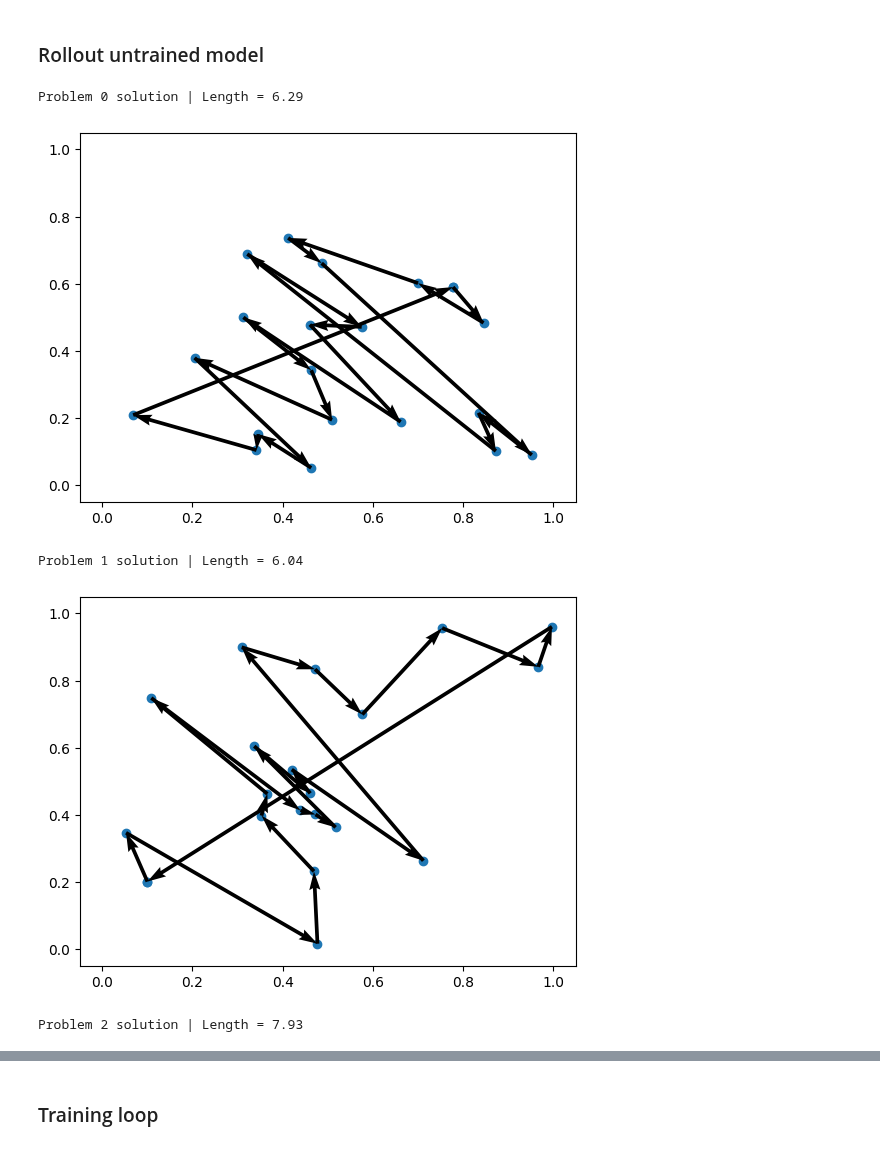
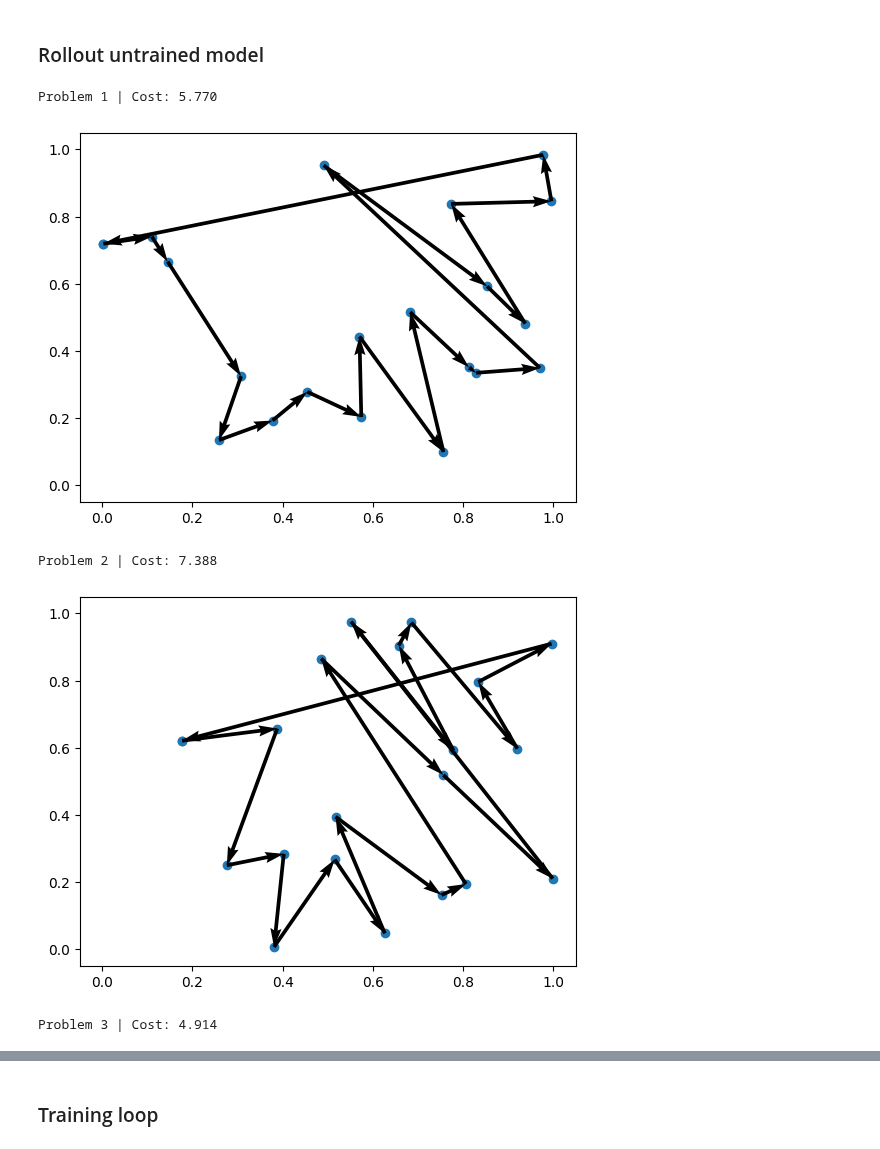
Before and after one commit to ai4co/rl4co, a Jupyter notebook: notebooks/tutorials/2-creating-new-env-model.ipynb, the cells around one changed output, grey strips where cells are left out. Drawn from its saved outputs; the diff is of its cells as text; code cells hidden in the pictures.

```diff
--- a/notebooks/tutorials/2-creating-new-env-model.ipynb
+++ b/notebooks/tutorials/2-creating-new-env-model.ipynb
@@ -403,17 +402,18 @@ model = AttentionModel(env,
 # %%
 # Greedy rollouts over untrained model
 device = torch.device("cuda" if torch.cuda.is_available() else "cpu")
 td_init = env.reset(batch_size=[3]).to(device)
 model = model.to(device)
 out = model(td_init.clone(), phase="test", decode_type="greedy", return_actions=True)
+actions_untrained = out['actions'].cpu().detach()
+rewards_untrained = out['reward'].cpu().detach()
 
-# Plotting
-for i, (td, actions) in enumerate(zip(td_init, out['actions'].cpu())):
-    print(f"Problem {i} solution | Length = {-out['reward'][i].item():.2f}")
-    env.render(td, actions)
+for i in range(3):
+    print(f"Problem {i+1} | Cost: {-rewards_untrained[i]:.3f}")
+    env.render(td_init[i], actions_untrained[i])
 # %% [output]
-Problem 0 solution | Length = 6.29
+Problem 1 | Cost: 5.770
-[figure, old version]
+[figure, new version]
-Problem 1 solution | Length = 6.04
+Problem 2 | Cost: 7.388
-[figure, old version]
+[figure, new version]
-Problem 2 solution | Length = 7.93
+Problem 3 | Cost: 4.914
```
Also changed, not shown: parts of 5 cells of this notebook, 1 other file.
